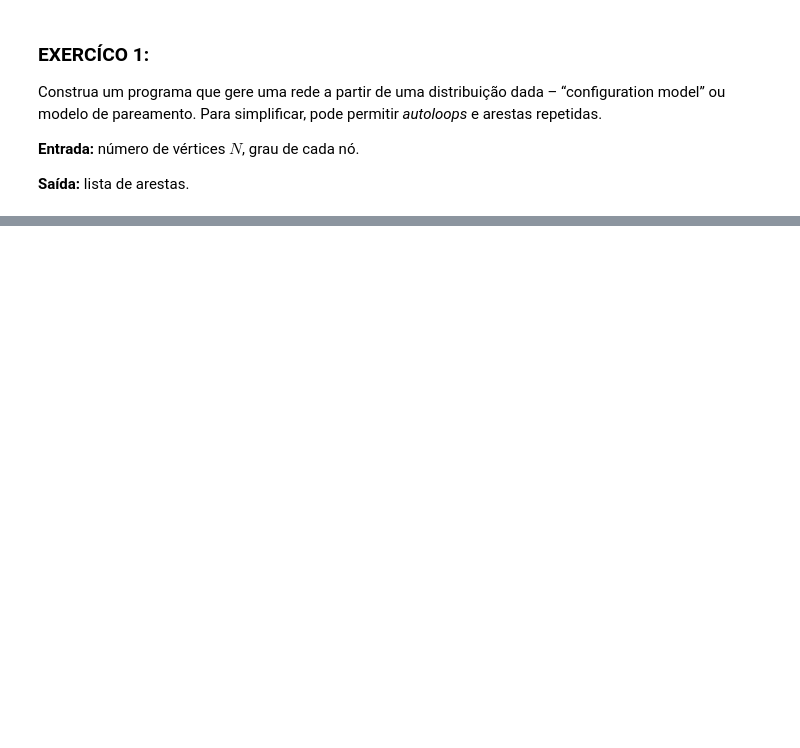
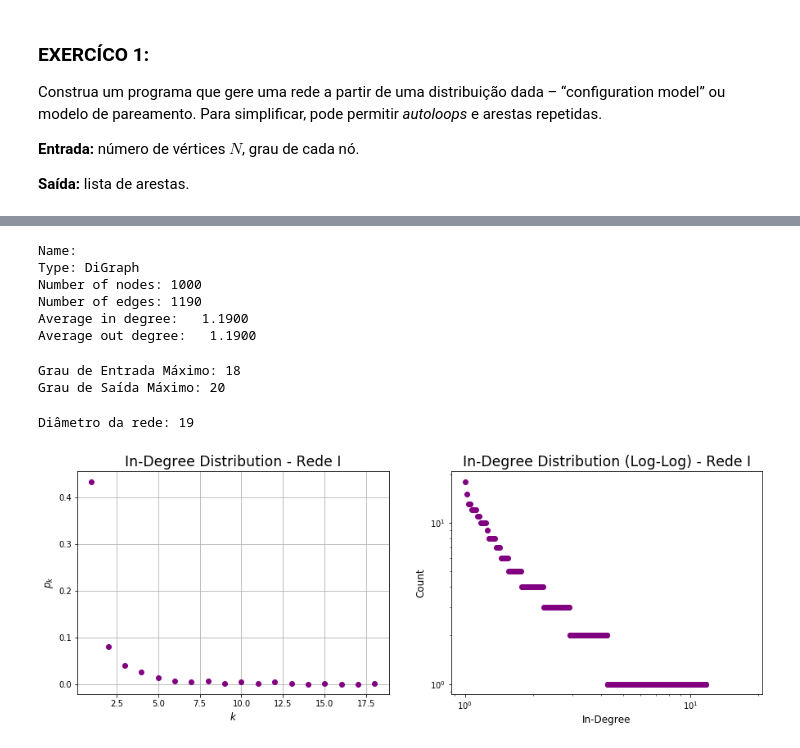
Before and after one commit to anacwagner/FGV_EMAp_Mestrado, a Jupyter notebook: Redes-Complexas-2019/Trabalho Redes - Respostas.ipynb, the cells around one changed output, grey strips where cells are left out. Saved outputs shown, nothing was run; the diff lists cells and outputs as text; code cells hidden in the pictures; blank space fills up the shorter version.

```diff
--- a/Redes-Complexas-2019/Trabalho Redes - Respostas.ipynb
+++ b/Redes-Complexas-2019/Trabalho Redes - Respostas.ipynb
@@ -69,0 +188,29 @@ c. Os vértices imunizados são os vizinhos de vértices escolhidos aleatoriamen
+# %%
+def plot_in_degree_distribution(G, name):
+
+    # Função criada anteriormente
+    k,Pk = degree_distribution(G, 'in')
+    # Retira as ocorrências de grau zero
+    k=k[1:]
+    Pk=Pk[1:]
+
+    plt.figure(figsize=(15, 5))
+
+    plt.subplot(121)
+    plt.plot(k, Pk, "o", color = "purple")
+    plt.xlabel('$k$', fontsize = "large")
+    plt.ylabel('$p_k$', fontsize = "large")
+    plt.title('In-Degree Distribution - %s' %(name), fontsize = "xx-large")
+    plt.grid()
+
+    plt.subplot(122)
+    #plt.loglog(k, Pk, 'p', marker='o', color = "purple")
+    degree_sequence=sorted(dict(G.in_degree).values(),reverse=True)
+    x = list(np.linspace(1,max(degree_sequence),len(degree_sequence)))
+    plt.loglog(x, degree_sequence, 'p',  marker='o', color = "purple")
+
+    plt.xlabel('In-Degree', fontsize = "large")
+    plt.ylabel('Count', fontsize = "large")
+    plt.title('In-Degree Distribution (Log-Log) - %s' %(name), fontsize = "xx-large")
+
+    plt.show()
@@ -69,0 +251,26 @@ c. Os vértices imunizados são os vizinhos de vértices escolhidos aleatoriamen
+# %%
+# A partir da lista de arestas SF1, podemos construir a rede correspondente
+V1 = nx.DiGraph(SF1)
+print(nx.info(V1))
+# %% [output]
+Name:
+Type: DiGraph
+Number of nodes: 1000
+Number of edges: 1190
+Average in degree:   1.1900
+Average out degree:   1.1900
+# %%
+print('Grau de Entrada Máximo: ' + str(max(list(dict(V1.in_degree()).values()))))
+print('Grau de Saída Máximo: ' + str(max(list(dict(V1.out_degree()).values()))))
+# %% [output]
+Grau de Entrada Máximo: 18
+Grau de Saída Máximo: 20
+# %%
+print('Diâmetro da rede: ' + str(diameter(V1)))
+# %% [output]
+Diâmetro da rede: 19
+# %%
+# Distribuição dos graus de entrada
+plot_in_degree_distribution(V1,'Rede I')
+# %% [output]
+[figure, added]
```
Also changed, not shown: parts of 67 cells of this notebook, 11 other files.
